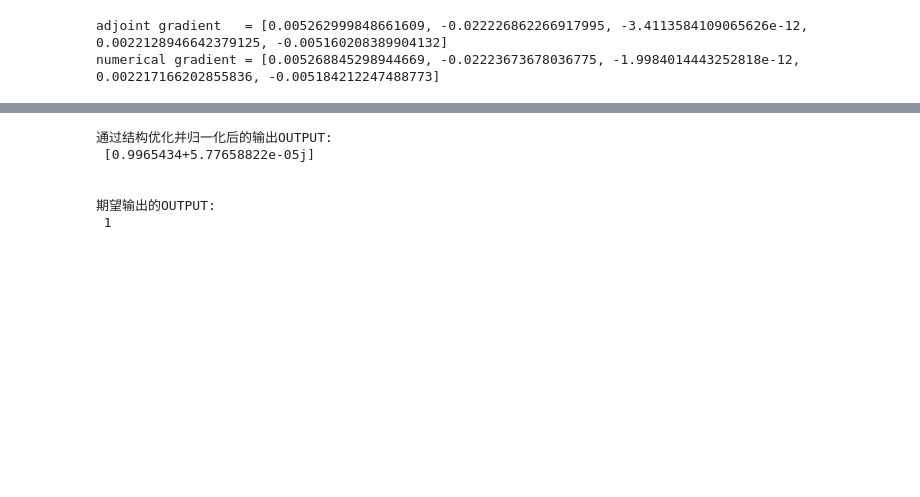
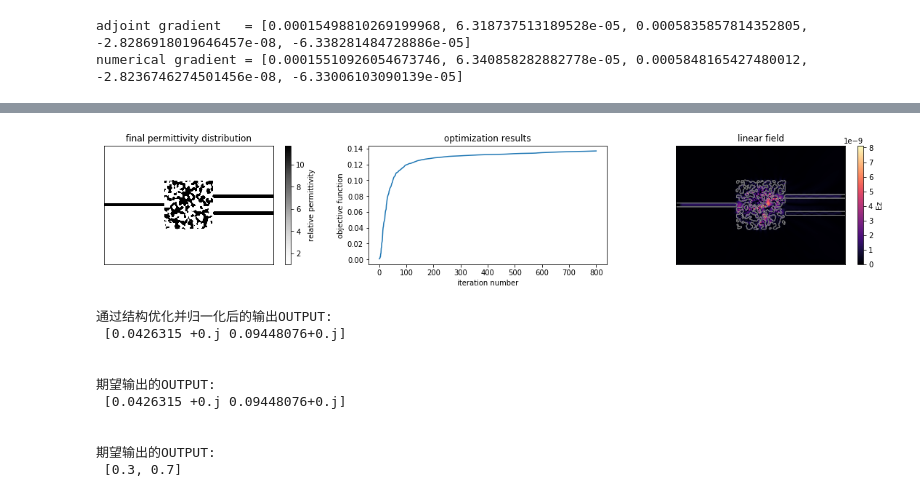
Before and after one commit to Ryangoabroad/angler, a Jupyter notebook: Notebooks/kratio.ipynb, the cells around one changed output, grey strips where cells are left out. Drawn from its saved outputs; the diff is of its cells as text; code cells hidden in the pictures; blank space fills up the shorter version.

```diff
--- a/Notebooks/kratio.ipynb
+++ b/Notebooks/kratio.ipynb
@@ -156,9 +157,9 @@ ax2.set_yscale('linear')
 
 (_,_,Ez) = simulation1.solve_fields()
 simulation1.plt_abs(ax=ax3, vmax=None)
-ax1.set_title('linear field')
+ax3.set_title('linear field')
 
 plt.show()
 # %% [output]
-adjoint gradient   = [0.005262999848661609, -0.022226862266917995, -3.4113584109065626e-12, 0.0022128946642379125, -0.005160208389904132]
-numerical gradient = [0.005268845298944669, -0.02223673678036775, -1.9984014443252818e-12, 0.002217166202855836, -0.005184212247488773]
+adjoint gradient   = [0.00015498810269199968, 6.318737513189528e-05, 0.0005835857814352805, -2.8286918019646457e-08, -6.338281484728886e-05]
+numerical gradient = [0.00015510926054673746, 6.340858282882778e-05, 0.0005848165427480012, -2.8236746274501456e-08, -6.33006103090139e-05]
@@ -166,3 +167,4 @@ numerical gradient = [0.005268845298944669, -0.02223673678036775, -1.99840144432
+[figure, added]
 # %%
  #plot transmission characteristics
 
@@ -171,22 +173,28 @@ numerical gradient = [0.005268845298944669, -0.02223673678036775, -1.99840144432
 OUTPUT = np.zeros(N,dtype="complex128")
 OUTPUT_MSUM = np.zeros(N,dtype="complex128")
 for i in range(N):
-    OUTPUT[i] = npa.sum(ez*J_list1[i])
-#    OUTPUT[i] =npa.sum(npa.square(npa.abs(ez*J_list1[i])))
+#     OUTPUT[i] = npa.sum(ez*J_list1[i])
+   OUTPUT[i] =npa.sum(npa.square(npa.abs(ez*J_list1[i])))
 print('通过结构优化并归一化后的输出OUTPUT:','\n',OUTPUT)
 print('\n')
 
 for j in range(N):
     OUTPUT_MSUM[j] = OUTPUT[j] * MSUM
-print('期望输出的OUTPUT:','\n',MSUM)
+print('期望输出的OUTPUT:','\n',OUTPUT_MSUM)
 print('\n')
+
+print('期望输出的OUTPUT:','\n',Mi)
 # %% [output]
 通过结构优化并归一化后的输出OUTPUT:
- [0.9965434+5.77658822e-05j]
+ [0.0426315 +0.j 0.09448076+0.j]
 
 
 期望输出的OUTPUT:
- 1
+ [0.0426315 +0.j 0.09448076+0.j]
+
+
+期望输出的OUTPUT:
+ [0.3, 0.7]
 # %%
 f, (ax1) = plt.subplots(1, 1, figsize=(40,6))
 
```
Also changed, not shown: parts of 8 cells of this notebook.
